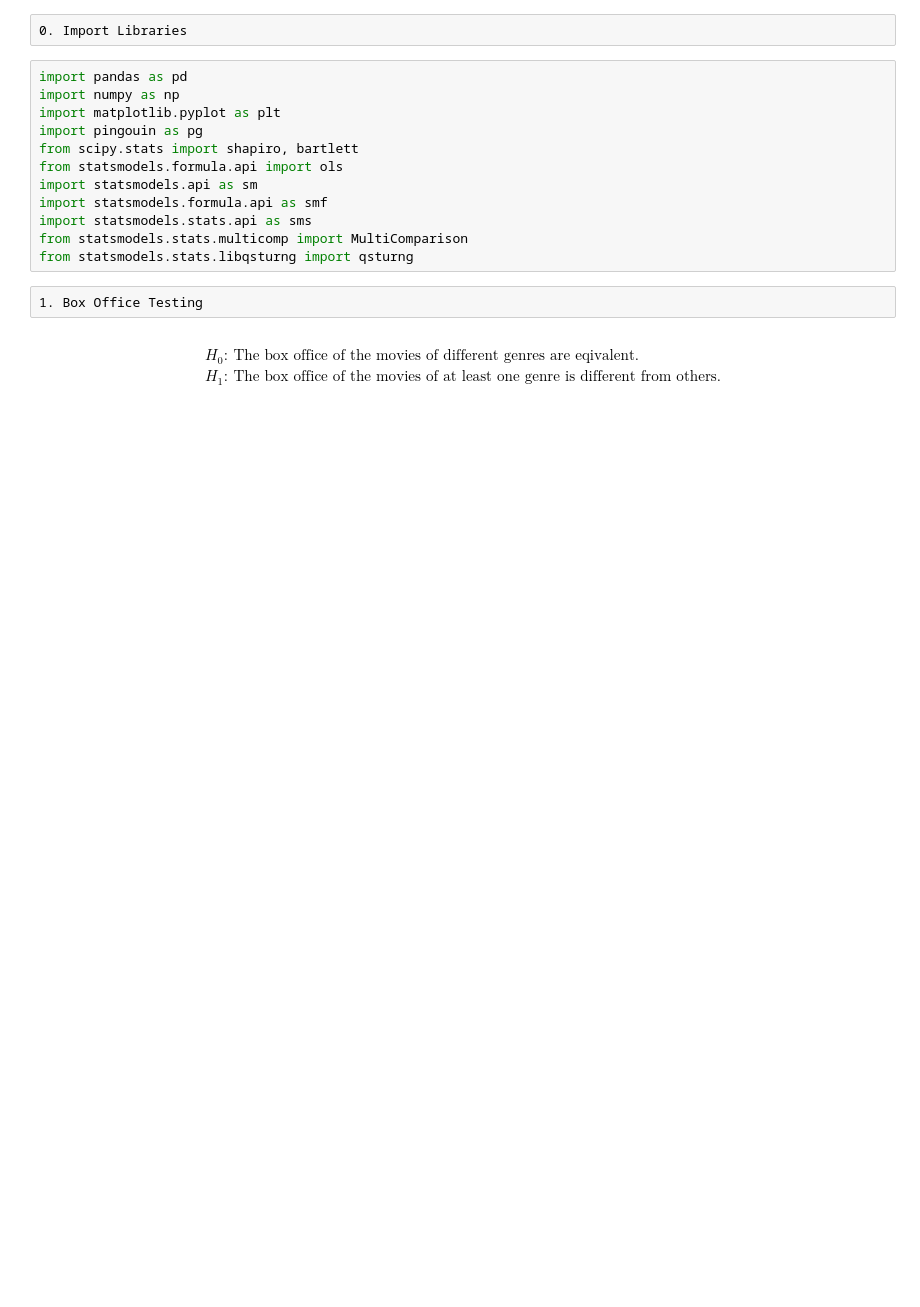
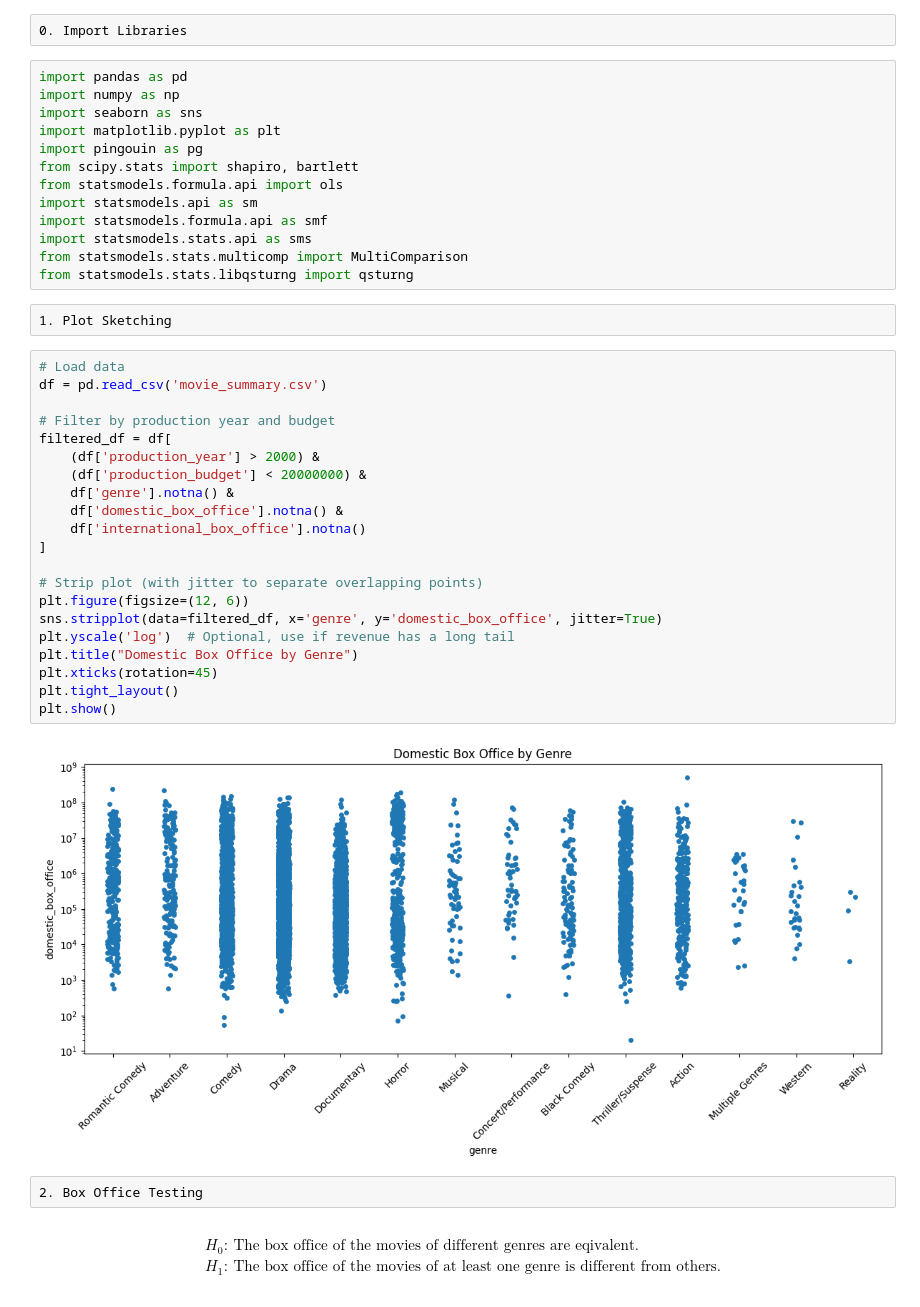
Before and after one commit to Ocean1029/Statistics_Final_Project, a Jupyter notebook: anova_genre.ipynb, the cells around one changed output. Saved outputs shown, nothing was run; the diff lists cells and outputs as text; blank space fills up the shorter version.

```diff
--- a/anova_genre.ipynb
+++ b/anova_genre.ipynb
@@ -3,6 +3,7 @@
 # %%
 import pandas as pd
 import numpy as np
+import seaborn as sns
 import matplotlib.pyplot as plt
 import pingouin as pg
 from scipy.stats import shapiro, bartlett
@@ -12,8 +13,33 @@ import statsmodels.formula.api as smf
 import statsmodels.stats.api as sms
 from statsmodels.stats.multicomp import MultiComparison
 from statsmodels.stats.libqsturng import qsturng
+# %% [raw]
+1. Plot Sketching
+# %%
+# Load data
+df = pd.read_csv('movie_summary.csv')
+
+# Filter by production year and budget
+filtered_df = df[
+    (df['production_year'] > 2000) &
+    (df['production_budget'] < 20000000) &
+    df['genre'].notna() &
+    df['domestic_box_office'].notna() &
+    df['international_box_office'].notna()
+]
+
+# Strip plot (with jitter to separate overlapping points)
+plt.figure(figsize=(12, 6))
+sns.stripplot(data=filtered_df, x='genre', y='domestic_box_office', jitter=True)
+plt.yscale('log')  # Optional, use if revenue has a long tail
+plt.title("Domestic Box Office by Genre")
+plt.xticks(rotation=45)
+plt.tight_layout()
+plt.show()
+# %% [output]
+[figure, added]
 # %% [raw]
-1. Box Office Testing
+2. Box Office Testing
 # %% [markdown]
 $$
 \begin{aligned}
```
Also changed, not shown: parts of 3 cells of this notebook.
